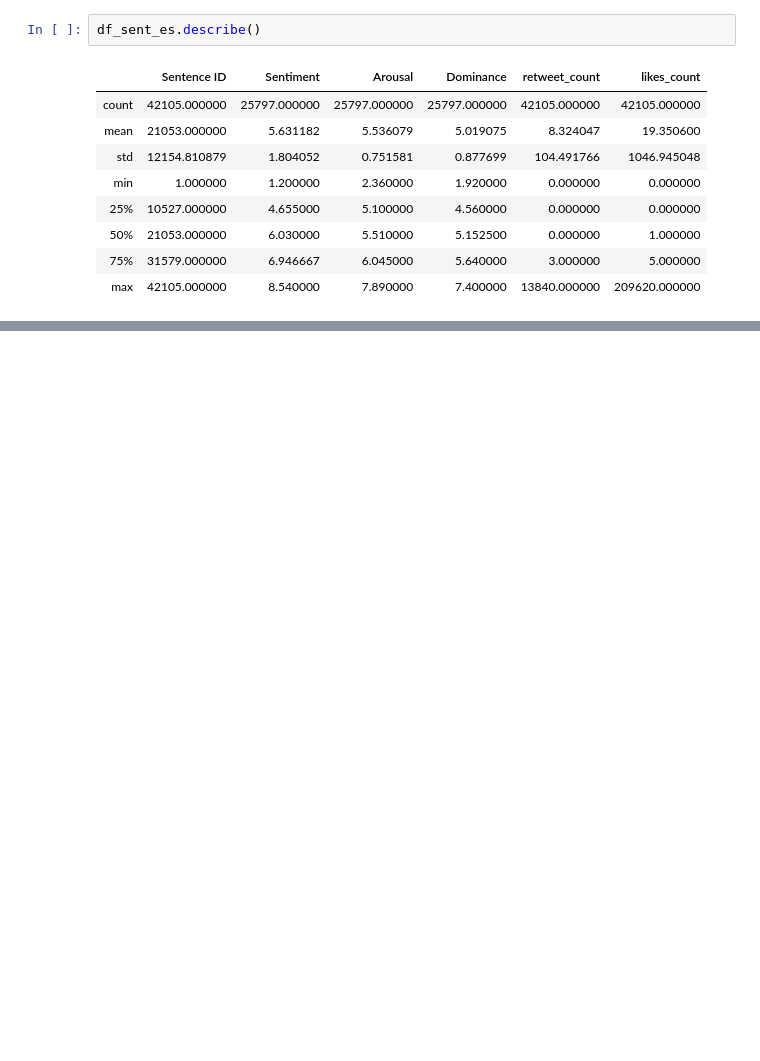
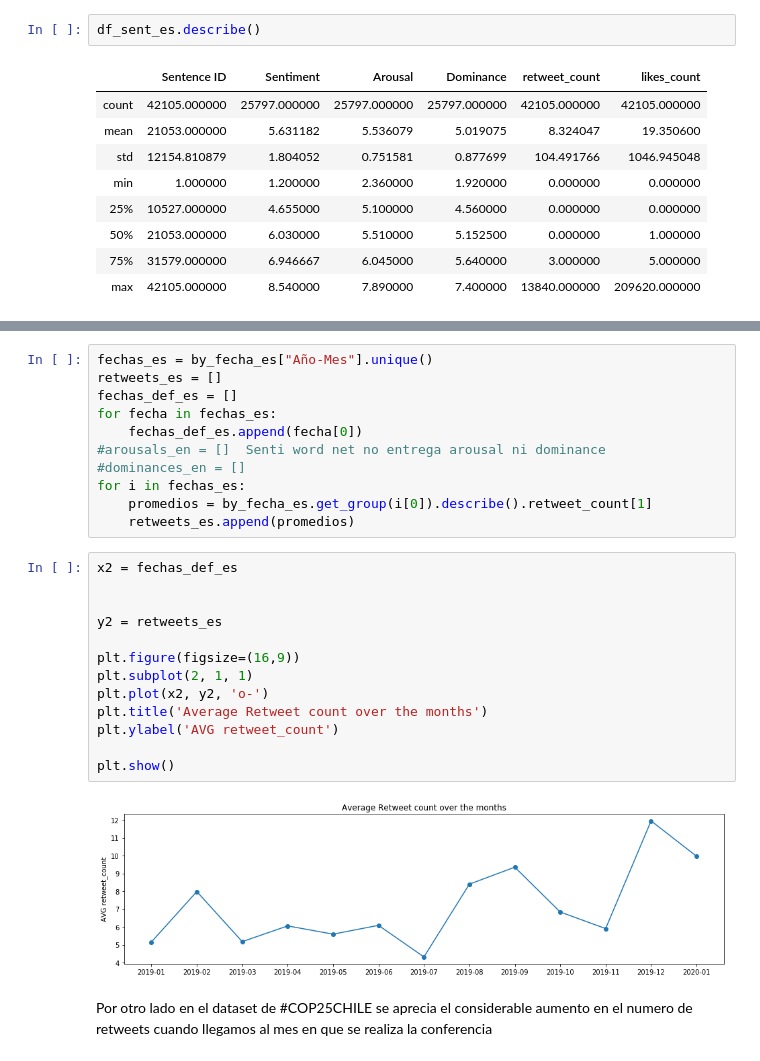
Before and after one commit to chrisgcs/BW_Proyecto, a Jupyter notebook: Word Vectors y Sentiment.ipynb, the cells around one changed output, grey strips where cells are left out. Saved outputs shown, nothing was run; the diff lists cells and outputs as text; blank space fills up the shorter version.

```diff
--- a/Word Vectors y Sentiment.ipynb
+++ b/Word Vectors y Sentiment.ipynb
@@ -871,0 +905,28 @@ df_sent_es.loc[df_sent_es['retweet_count'] == 13840]
+# %%
+fechas_es = by_fecha_es["Año-Mes"].unique()
+retweets_es = []
+fechas_def_es = []
+for fecha in fechas_es:
+    fechas_def_es.append(fecha[0])
+#arousals_en = []  Senti word net no entrega arousal ni dominance
+#dominances_en = []
+for i in fechas_es:
+    promedios = by_fecha_es.get_group(i[0]).describe().retweet_count[1]
+    retweets_es.append(promedios)
+# %%
+x2 = fechas_def_es
+
+
+y2 = retweets_es
+
+plt.figure(figsize=(16,9))
+plt.subplot(2, 1, 1)
+plt.plot(x2, y2, 'o-')
+plt.title('Average Retweet count over the months')
+plt.ylabel('AVG retweet_count')
+
+plt.show()
+# %% [output]
+[figure, added]
+# %% [markdown]
+Por otro lado en el dataset de #COP25CHILE se aprecia el considerable aumento en el numero de retweets cuando llegamos al mes en que se realiza la conferencia
```
Also changed, not shown: parts of 4 cells of this notebook, 2 other files.
